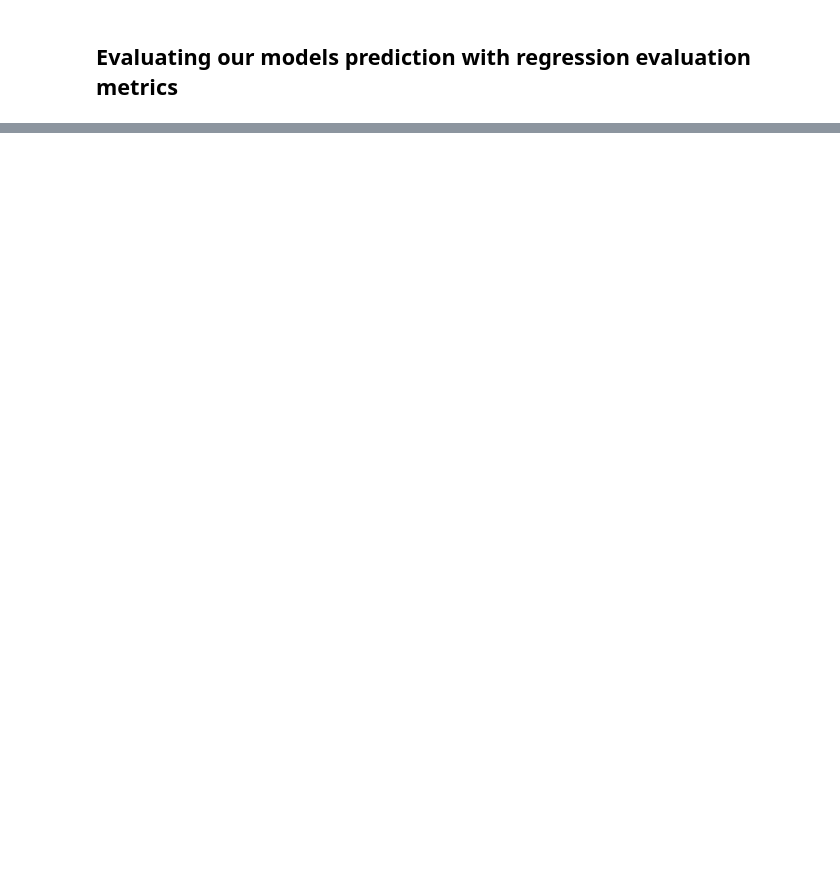
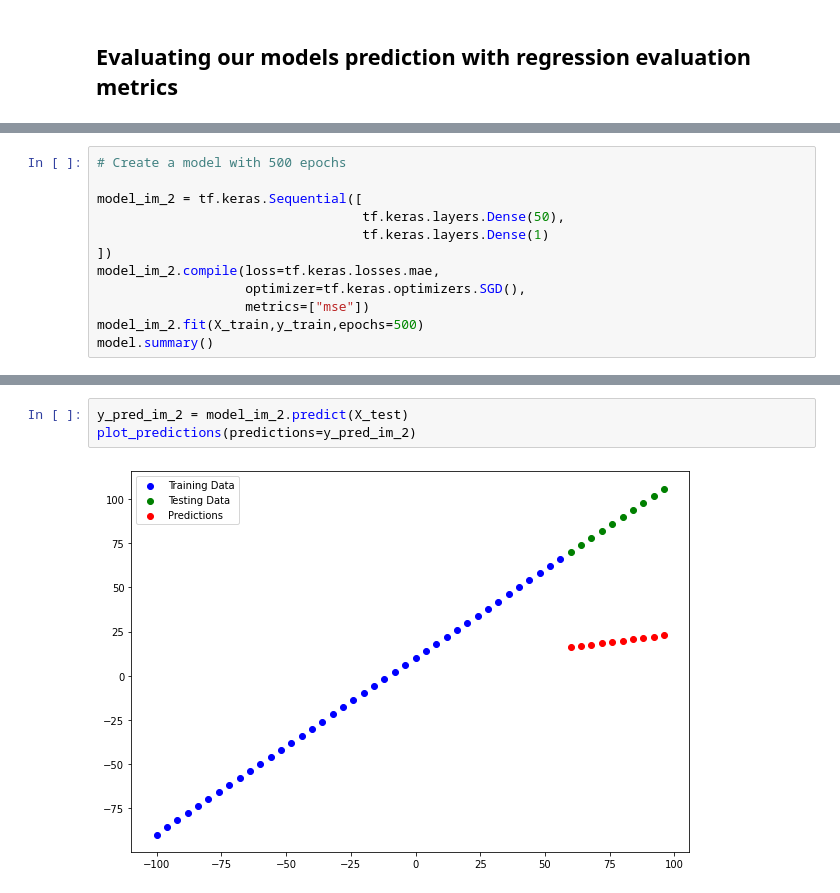
Before and after one commit to hrushikute/DataAnalytics, a Jupyter notebook: 01_neural_ntewrok_regression_with_tensorflow.ipynb, the cells around one changed output, grey strips where cells are left out. Cells and saved outputs as stored; diff of their text form; blank space fills up the shorter version.

```diff
--- a/01_neural_ntewrok_regression_with_tensorflow.ipynb
+++ b/01_neural_ntewrok_regression_with_tensorflow.ipynb
@@ -262,0 +335,12 @@ plot_predictions(train_data = X_train,
+# %%
+# Create a model with 500 epochs
+
+model_im_2 = tf.keras.Sequential([
+                                  tf.keras.layers.Dense(50),
+                                  tf.keras.layers.Dense(1)
+])
+model_im_2.compile(loss=tf.keras.losses.mae,
+                   optimizer=tf.keras.optimizers.SGD(),
+                   metrics=["mse"])
+model_im_2.fit(X_train,y_train,epochs=500)
+model.summary()
@@ -262,0 +365,5 @@ plot_predictions(train_data = X_train,
+# %%
+y_pred_im_2 = model_im_2.predict(X_test)
+plot_predictions(predictions=y_pred_im_2)
+# %% [output]
+[figure, added]
```
Also changed, not shown: parts of 15 cells of this notebook.
